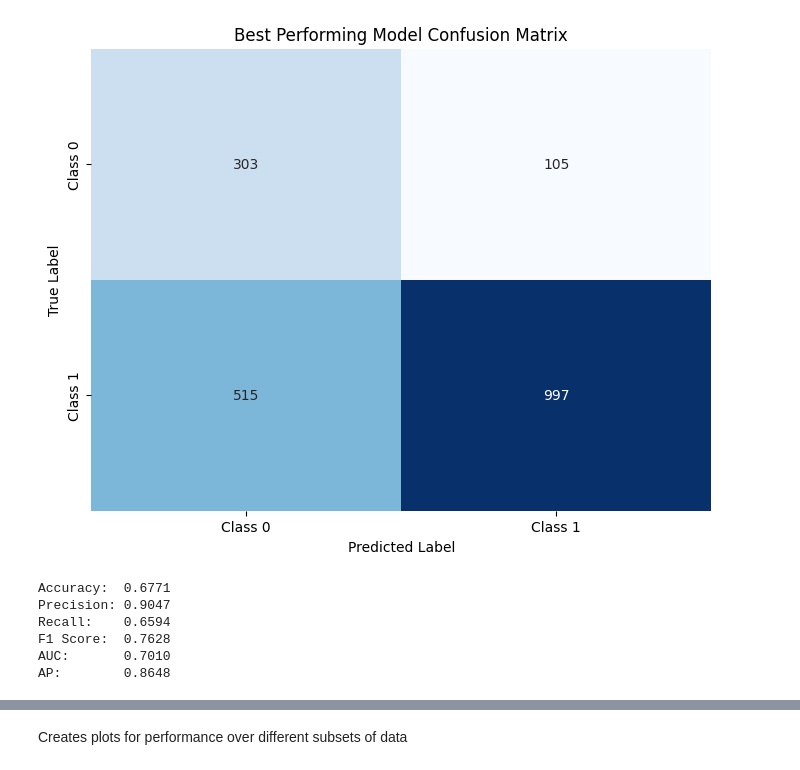
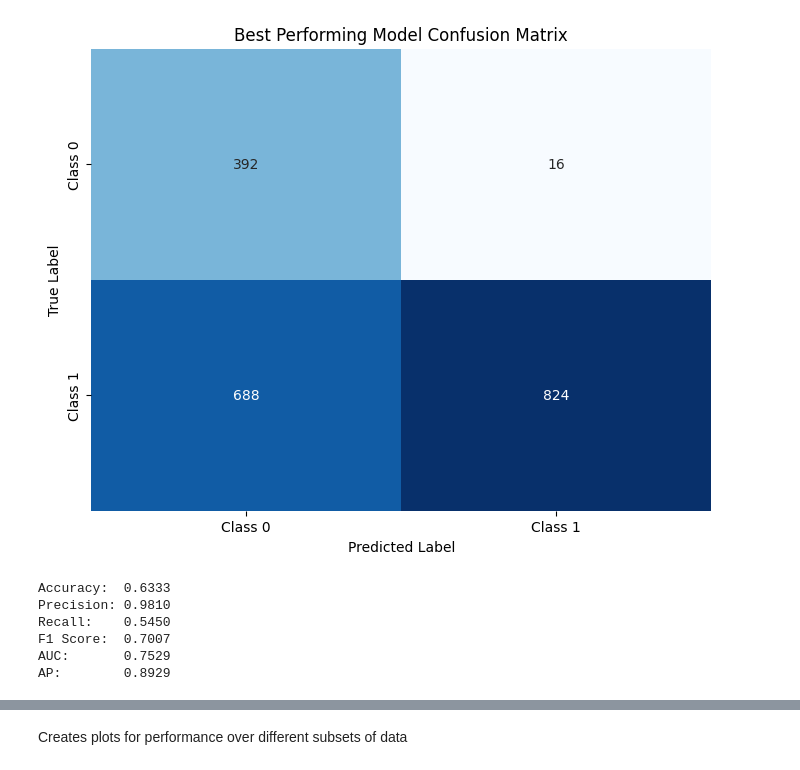
Before and after one commit to noorwertheim/Master-Thesis, a Jupyter notebook: notebooks/plot.ipynb, the cells around one changed output, grey strips where cells are left out. Saved outputs shown, nothing was run; the diff lists cells and outputs as text; code cells hidden in the pictures.

```diff
--- a/notebooks/plot.ipynb
+++ b/notebooks/plot.ipynb
@@ -10,10 +10,10 @@ import pandas as pd
 from sklearn.metrics import confusion_matrix
 import matplotlib.pyplot as plt
 import seaborn as sns
-path = os.path.join('..', 'results', 'results_FCMAE_resnet_all_runs.csv')
+path = os.path.join('..', 'results', 'results_ResNet_all_runs.csv')
 # Load CSV
 df = pd.read_csv(path)
-pred_label = 'pred_label2'
+pred_label = 'best_pred_label'
 
 # Extract true and predicted labels
 best_targs = df['target']
@@ -33,40 +33,40 @@ plt.show()
 from sklearn.metrics import accuracy_score, precision_score, recall_score, f1_score, roc_auc_score, average_precision_score
 
 # Ensure data is numeric (if loaded as strings)
 best_targs = best_targs.astype(int)
 pred_labels = pred_labels.astype(int)
 
 # Print classification metrics
 accuracy = accuracy_score(best_targs, pred_labels)
 precision = precision_score(best_targs, pred_labels)
 recall = recall_score(best_targs, pred_labels)
 f1 = f1_score(best_targs, pred_labels)
 
 # For AUC and AP, we need probabilities — assuming pred_prob4 exists
 if pred_label in df.columns:
     pred_probs = df[pred_label].astype(float)
     auc = roc_auc_score(best_targs, pred_probs)
     ap = average_precision_score(best_targs, pred_probs)
 else:
     auc = ap = None  # Or raise an error/warning
 
 print(f"Accuracy:  {accuracy:.4f}")
 print(f"Precision: {precision:.4f}")
 print(f"Recall:    {recall:.4f}")
 print(f"F1 Score:  {f1:.4f}")
 if auc is not None:
     print(f"AUC:       {auc:.4f}")
     print(f"AP:        {ap:.4f}")
 else:
     print("AUC and AP not computed (pred_prob4 not found).")
 # %% [output]
-[figure, old version]
+[figure, new version]
-Accuracy:  0.6771
-Precision: 0.9047
-Recall:    0.6594
-F1 Score:  0.7628
-AUC:       0.7010
-AP:        0.8648
+Accuracy:  0.6333
+Precision: 0.9810
+Recall:    0.5450
+F1 Score:  0.7007
+AUC:       0.7529
+AP:        0.8929
 # %%
 import pandas as pd
 import matplotlib.pyplot as plt
```
Also changed, not shown: parts of 3 cells of this notebook, 4 other files.
